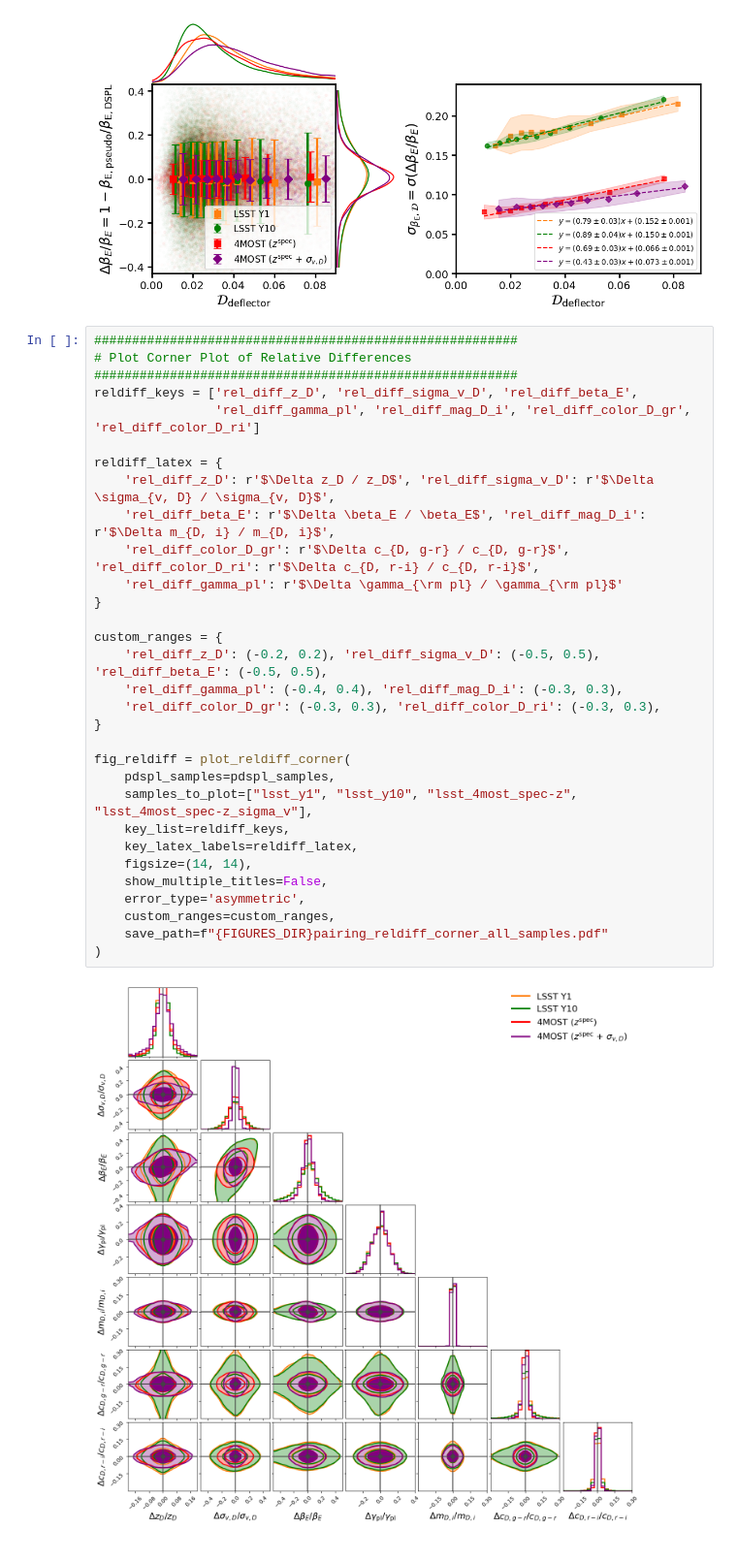
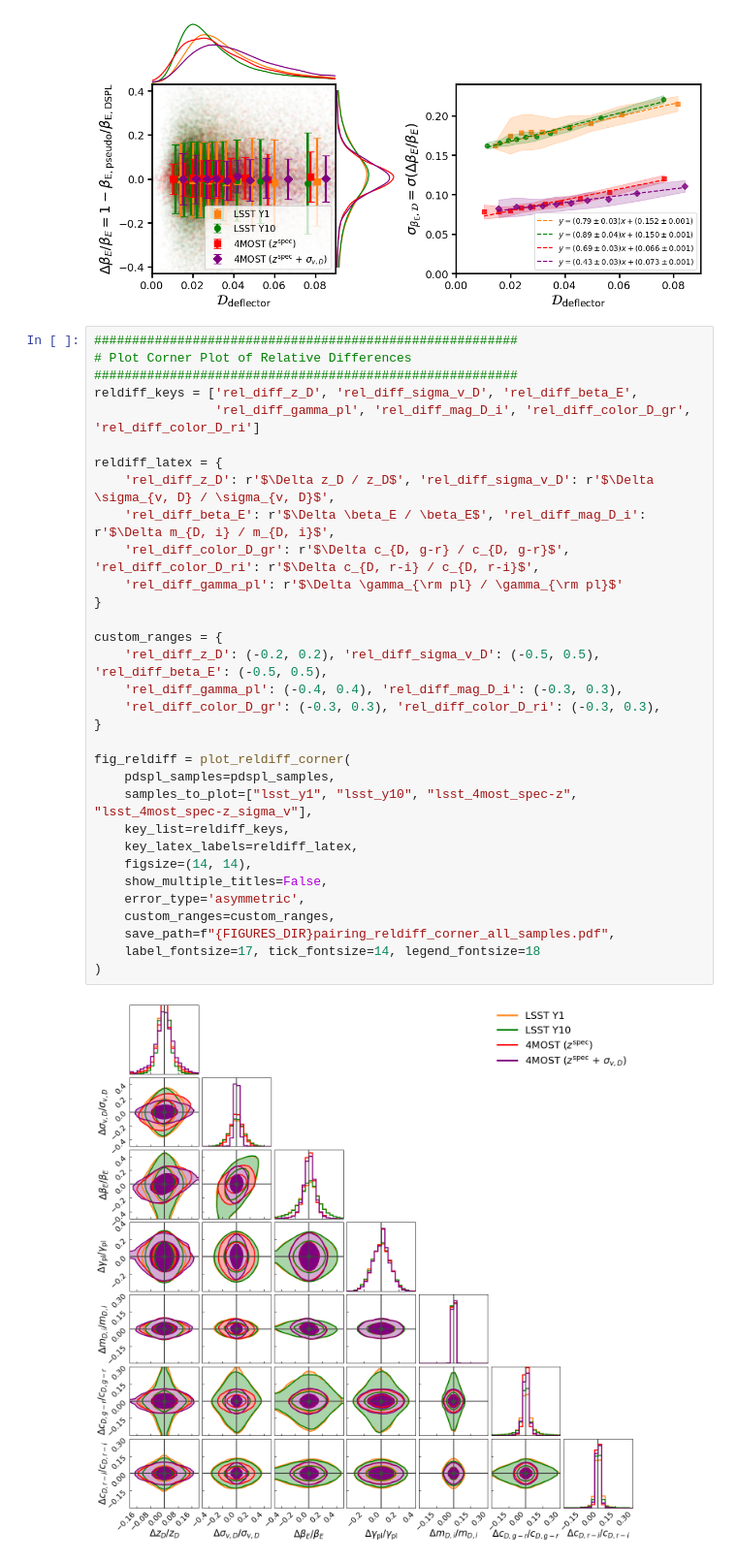
Before and after one commit to timedilatesme/pdspl-analysis, a Jupyter notebook: notebooks/03_deflector_pairing.ipynb, the cells around one changed output. Shown at 97% size. Cells and saved outputs as stored; diff of their text form.

```diff
--- a/notebooks/03_deflector_pairing.ipynb
+++ b/notebooks/03_deflector_pairing.ipynb
@@ -203,32 +215,33 @@ fig_linear = plot_beta_E_vs_D_MC(
 ########################################################
 # Plot Corner Plot of Relative Differences
 ########################################################
 reldiff_keys = ['rel_diff_z_D', 'rel_diff_sigma_v_D', 'rel_diff_beta_E',
                 'rel_diff_gamma_pl', 'rel_diff_mag_D_i', 'rel_diff_color_D_gr', 'rel_diff_color_D_ri']
 
 reldiff_latex = {
     'rel_diff_z_D': r'$\Delta z_D / z_D$', 'rel_diff_sigma_v_D': r'$\Delta \sigma_{v, D} / \sigma_{v, D}$',
     'rel_diff_beta_E': r'$\Delta \beta_E / \beta_E$', 'rel_diff_mag_D_i': r'$\Delta m_{D, i} / m_{D, i}$',
     'rel_diff_color_D_gr': r'$\Delta c_{D, g-r} / c_{D, g-r}$', 'rel_diff_color_D_ri': r'$\Delta c_{D, r-i} / c_{D, r-i}$',
     'rel_diff_gamma_pl': r'$\Delta \gamma_{\rm pl} / \gamma_{\rm pl}$'
 }
 
 custom_ranges = {
     'rel_diff_z_D': (-0.2, 0.2), 'rel_diff_sigma_v_D': (-0.5, 0.5), 'rel_diff_beta_E': (-0.5, 0.5),
     'rel_diff_gamma_pl': (-0.4, 0.4), 'rel_diff_mag_D_i': (-0.3, 0.3),
     'rel_diff_color_D_gr': (-0.3, 0.3), 'rel_diff_color_D_ri': (-0.3, 0.3),
 }
 
 fig_reldiff = plot_reldiff_corner(
     pdspl_samples=pdspl_samples,
     samples_to_plot=["lsst_y1", "lsst_y10", "lsst_4most_spec-z", "lsst_4most_spec-z_sigma_v"],
     key_list=reldiff_keys,
     key_latex_labels=reldiff_latex,
     figsize=(14, 14),
     show_multiple_titles=False,
     error_type='asymmetric',
     custom_ranges=custom_ranges,
-    save_path=f"{FIGURES_DIR}pairing_reldiff_corner_all_samples.pdf"
+    save_path=f"{FIGURES_DIR}pairing_reldiff_corner_all_samples.pdf",
+    label_fontsize=17, tick_fontsize=14, legend_fontsize=18
 )
 # %% [output]
-[figure, old version]
+[figure, new version]
```
Also changed, not shown: parts of 5 cells of this notebook, 8 other files.
